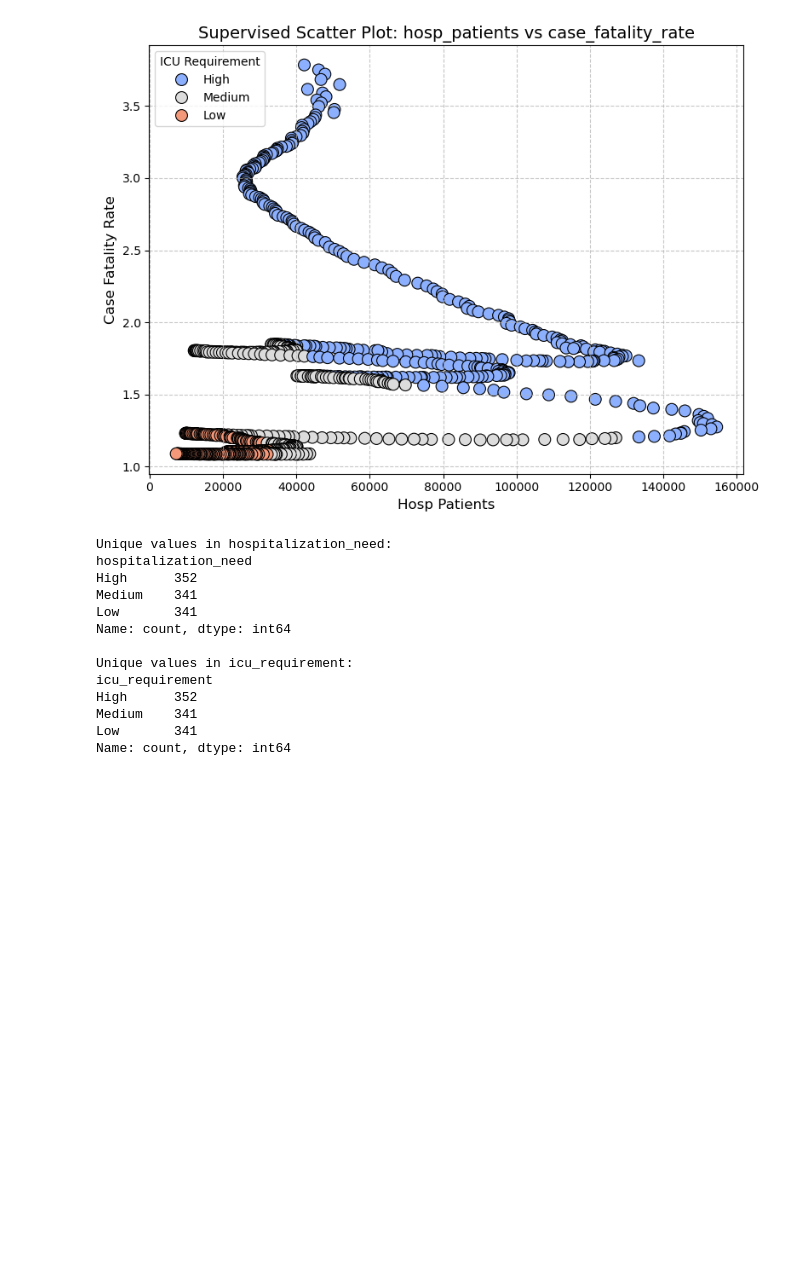
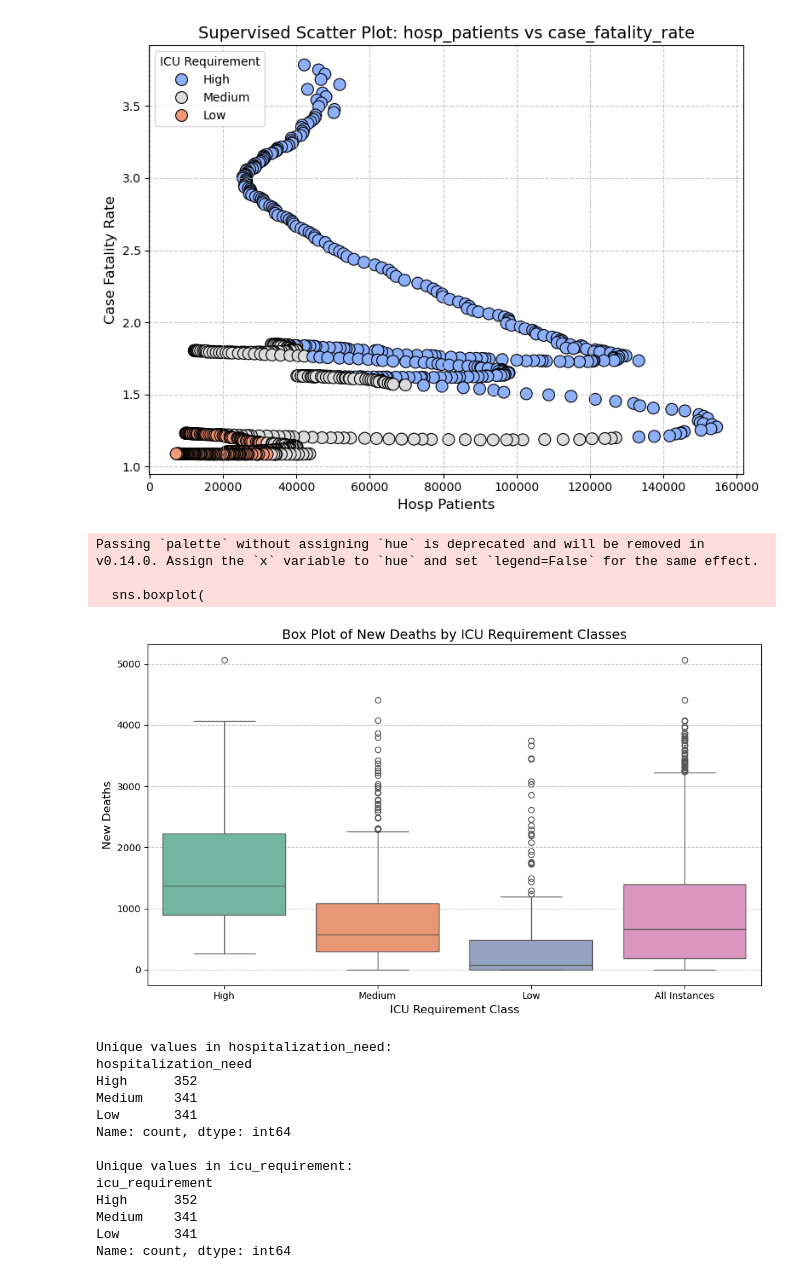
Before and after one commit to NomyNom/cosc3337_data_project, a Jupyter notebook: eda.ipynb, the cells around one changed output. Cells and saved outputs as stored; diff of their text form; code cells hidden in the pictures; blank space fills up the shorter version.

Commit message:
generated box plots

```diff
--- a/eda.ipynb
+++ b/eda.ipynb
@@ -327,6 +327,40 @@ for x_attr, y_attr in attribute_pairs:
 [figure]
 [figure]
 [figure]
+# %%
+# Create a copy of the data to include an "All Instances" category
+covid_data_with_all = covid_data.copy()
+covid_data_with_all['icu_requirement_group'] = covid_data_with_all['icu_requirement']
+covid_data_with_all['icu_requirement_group'] = covid_data_with_all['icu_requirement_group'].fillna('All Instances')
+
+# Add a new row for "All Instances"
+all_instances = covid_data.copy()
+all_instances['icu_requirement_group'] = 'All Instances'
+covid_data_combined = pd.concat([covid_data_with_all, all_instances], ignore_index=True)
+
+# Create the box plot
+plt.figure(figsize=(10, 6))
+sns.boxplot(
+    x='icu_requirement_group',
+    y='new_deaths',
+    data=covid_data_combined,
+    palette='Set2'
+)
+
+# Add labels and title
+plt.title('Box Plot of New Deaths by ICU Requirement Classes', fontsize=14)
+plt.xlabel('ICU Requirement Class', fontsize=12)
+plt.ylabel('New Deaths', fontsize=12)
+plt.grid(axis='y', linestyle='--', alpha=0.7)
+
+# Show the plot
+plt.tight_layout()
+plt.show()
+# %% [output]
+Passing `palette` without assigning `hue` is deprecated and will be removed in v0.14.0. Assign the `x` variable to `hue` and set `legend=False` for the same effect.
+
+  sns.boxplot(
+[figure, added]
 # %%
 # # 2. Univariate Analysis
 # # Plot distributions for numerical columns
```
Also changed, not shown: parts of 1 cell of this notebook.
